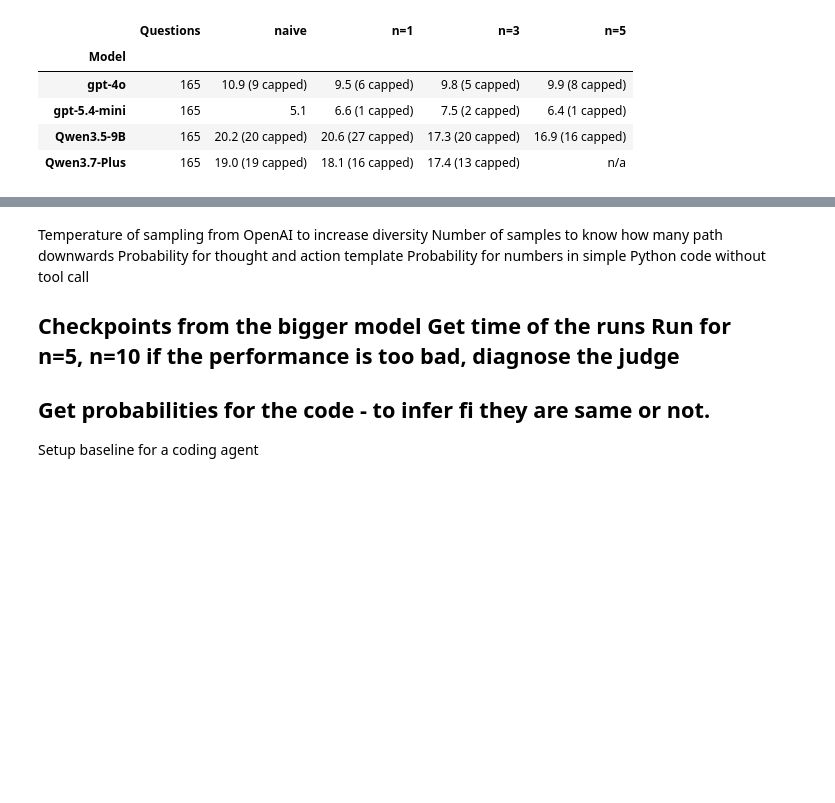
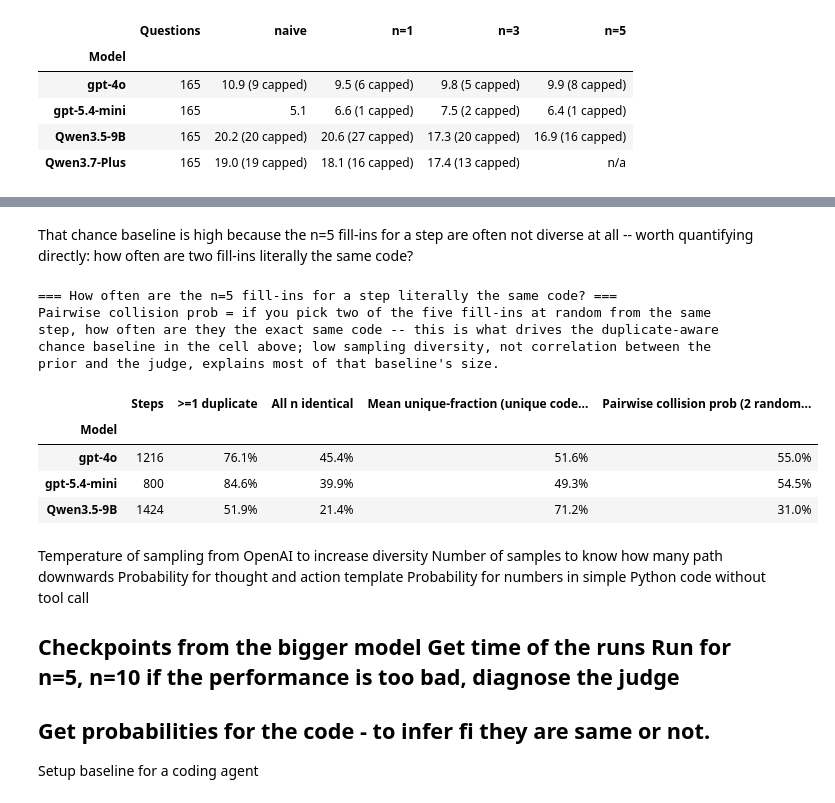
Before and after one commit to PoorvaGarg/smolagents, a Jupyter notebook: notes.ipynb, the cells around one changed output, grey strips where cells are left out. Cells and saved outputs as stored; diff of their text form; code cells hidden in the pictures; blank space fills up the shorter version.

```diff
--- a/notes.ipynb
+++ b/notes.ipynb
@@ -1394,3 +1695,59 @@ finishing. Steps track failure more than effort: a correct answer takes fewer of
+# %% [markdown]
+That chance baseline is high because the n=5 fill-ins for a step are often not diverse at all -- worth quantifying directly: how often are two fill-ins literally the same code?
+# %%
+# Reuses BASELINE_DIR, N5_DIRS, pickle, pd and display from the cells above.
+from collections import Counter
+from math import comb
+
+dup_rows = []
+for model, pkl_dir in N5_DIRS.items():
+    total_steps = 0
+    steps_any_dupe = 0
+    steps_all_same = 0
+    unique_fracs = []
+    pairwise_collision = []
+    for f in pkl_dir.glob("*.pkl"):
+        with open(f, "rb") as fh:
+            r = pickle.load(fh)
+        for step in r.get("steps", []):
+            cands = step.get("candidates") or []
+            if len(cands) < 2:
+                continue
+            codes = [c.get("code") for c in cands]
+            n = len(codes)
+            counts = Counter(codes)
+            total_steps += 1
+            steps_any_dupe += int(max(counts.values()) > 1)
+            steps_all_same += int(len(counts) == 1)
+            unique_fracs.append(len(counts) / n)
+            same_pairs = sum(comb(g, 2) for g in counts.values())
+            pairwise_collision.append(same_pairs / comb(n, 2))
+    dup_rows.append({
+        "Model": model,
+        "Steps": total_steps,
+        ">=1 duplicate": f"{steps_any_dupe / total_steps:.1%}",
+        "All n identical": f"{steps_all_same / total_steps:.1%}",
+        "Mean unique-fraction (unique codes / n)": f"{sum(unique_fracs) / len(unique_fracs):.1%}",
+        "Pairwise collision prob (2 random candidates identical)": f"{sum(pairwise_collision) / len(pairwise_collision):.1%}",
+    })
+
+print("=== How often are the n=5 fill-ins for a step literally the same code? ===")
+print("Pairwise collision prob = if you pick two of the five fill-ins at random from the same")
+print("step, how often are they the exact same code -- this is what drives the duplicate-aware")
+print("chance baseline in the cell above; low sampling diversity, not correlation between the")
+print("prior and the judge, explains most of that baseline's size.")
+display(pd.DataFrame(dup_rows).set_index("Model"))
+# %% [output]
+=== How often are the n=5 fill-ins for a step literally the same code? ===
+Pairwise collision prob = if you pick two of the five fill-ins at random from the same
+step, how often are they the exact same code -- this is what drives the duplicate-aware
+chance baseline in the cell above; low sampling diversity, not correlation between the
+prior and the judge, explains most of that baseline's size.
+|  | Steps | >=1 duplicate | All n identical | Mean unique-fraction (unique code... | Pairwise collision prob (2 random... |
+| Model |  |  |  |  |  |
+| gpt-4o | 1216 | 76.1% | 45.4% | 51.6% | 55.0% |
+| gpt-5.4-mini | 800 | 84.6% | 39.9% | 49.3% | 54.5% |
+| Qwen3.5-9B | 1424 | 51.9% | 21.4% | 71.2% | 31.0% |
 # %% [markdown]
 Temperature of sampling from OpenAI to increase diversity
 Number of samples to know how many path downwards
```
Also changed, not shown: parts of 14 cells of this notebook, 7 other files.
